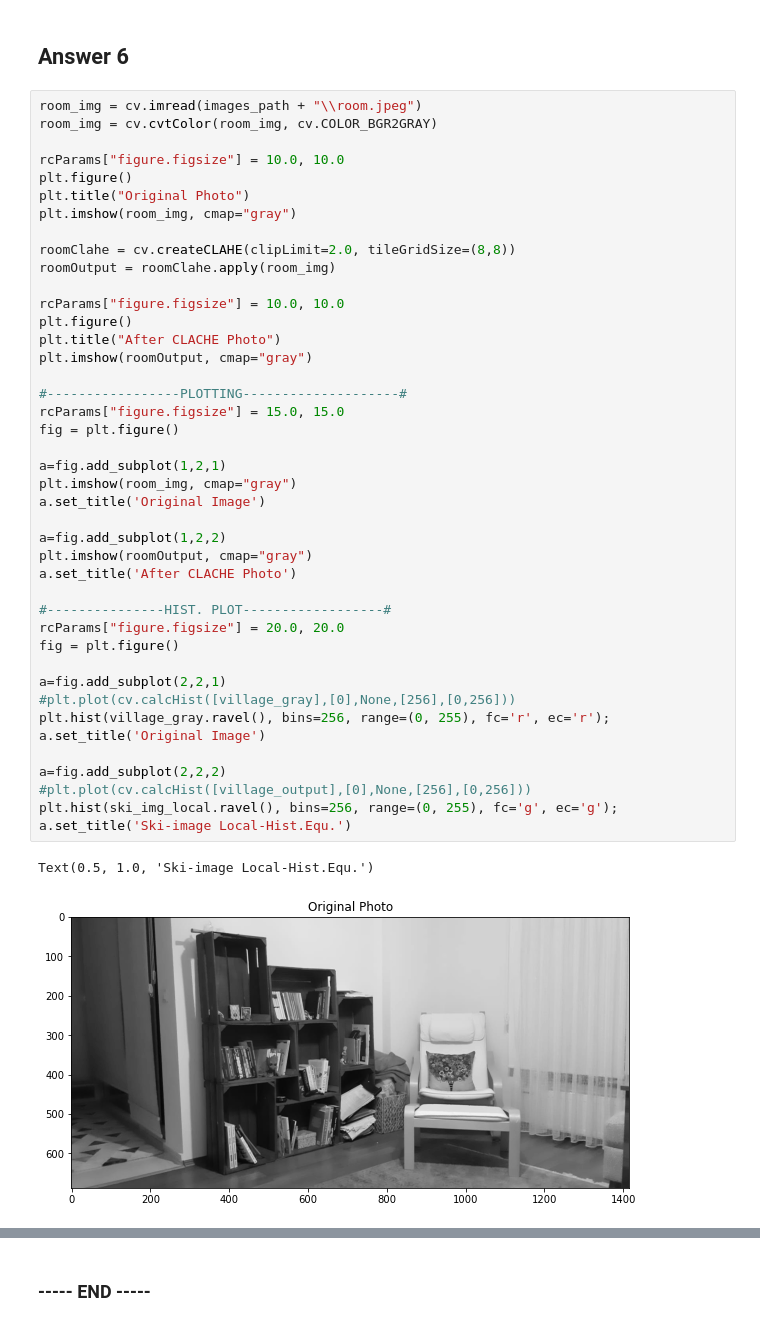
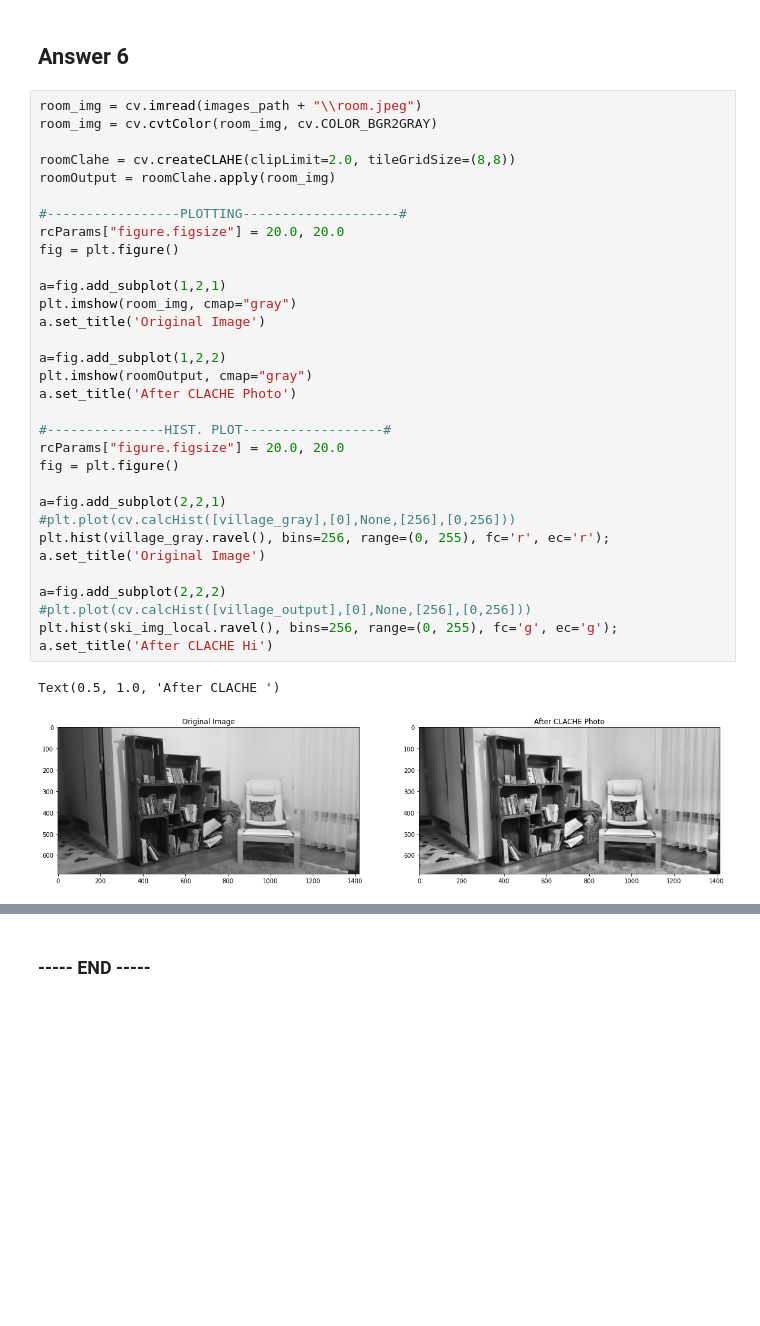
Before and after one commit to MAAykanat/AGU-Computer-Vision, a Jupyter notebook: Assignment-1/questions-and-your-answers.ipynb, the cells around one changed output, grey strips where cells are left out. Drawn from its saved outputs; the diff is of its cells as text; blank space fills up the shorter version.

```diff
--- a/Assignment-1/questions-and-your-answers.ipynb
+++ b/Assignment-1/questions-and-your-answers.ipynb
@@ -366,44 +366,34 @@ c) Apply CLAHE to your room image and show the result.  (do not forget to commit
 room_img = cv.imread(images_path + "\\room.jpeg")
 room_img = cv.cvtColor(room_img, cv.COLOR_BGR2GRAY)
 
-rcParams["figure.figsize"] = 10.0, 10.0
-plt.figure()
-plt.title("Original Photo")
-plt.imshow(room_img, cmap="gray")
-
 roomClahe = cv.createCLAHE(clipLimit=2.0, tileGridSize=(8,8))
 roomOutput = roomClahe.apply(room_img)
 
-rcParams["figure.figsize"] = 10.0, 10.0
-plt.figure()
-plt.title("After CLACHE Photo")
-plt.imshow(roomOutput, cmap="gray")
-
 #-----------------PLOTTING--------------------#
-rcParams["figure.figsize"] = 15.0, 15.0
+rcParams["figure.figsize"] = 20.0, 20.0
 fig = plt.figure()
 
 a=fig.add_subplot(1,2,1)
 plt.imshow(room_img, cmap="gray")
 a.set_title('Original Image')
 
 a=fig.add_subplot(1,2,2)
 plt.imshow(roomOutput, cmap="gray")
 a.set_title('After CLACHE Photo')
 
 #---------------HIST. PLOT------------------#
 rcParams["figure.figsize"] = 20.0, 20.0
 fig = plt.figure()
 
 a=fig.add_subplot(2,2,1)
 #plt.plot(cv.calcHist([village_gray],[0],None,[256],[0,256]))
 plt.hist(village_gray.ravel(), bins=256, range=(0, 255), fc='r', ec='r');
 a.set_title('Original Image')
 
 a=fig.add_subplot(2,2,2)
 #plt.plot(cv.calcHist([village_output],[0],None,[256],[0,256]))
 plt.hist(ski_img_local.ravel(), bins=256, range=(0, 255), fc='g', ec='g');
-a.set_title('Ski-image Local-Hist.Equ.')
+a.set_title('After CLACHE Hi')
 # %% [output]
-Text(0.5, 1.0, 'Ski-image Local-Hist.Equ.')
+Text(0.5, 1.0, 'After CLACHE ')
-[figure, old version]
+[figure, new version]
```
Also changed, not shown: parts of 1 cell of this notebook.
